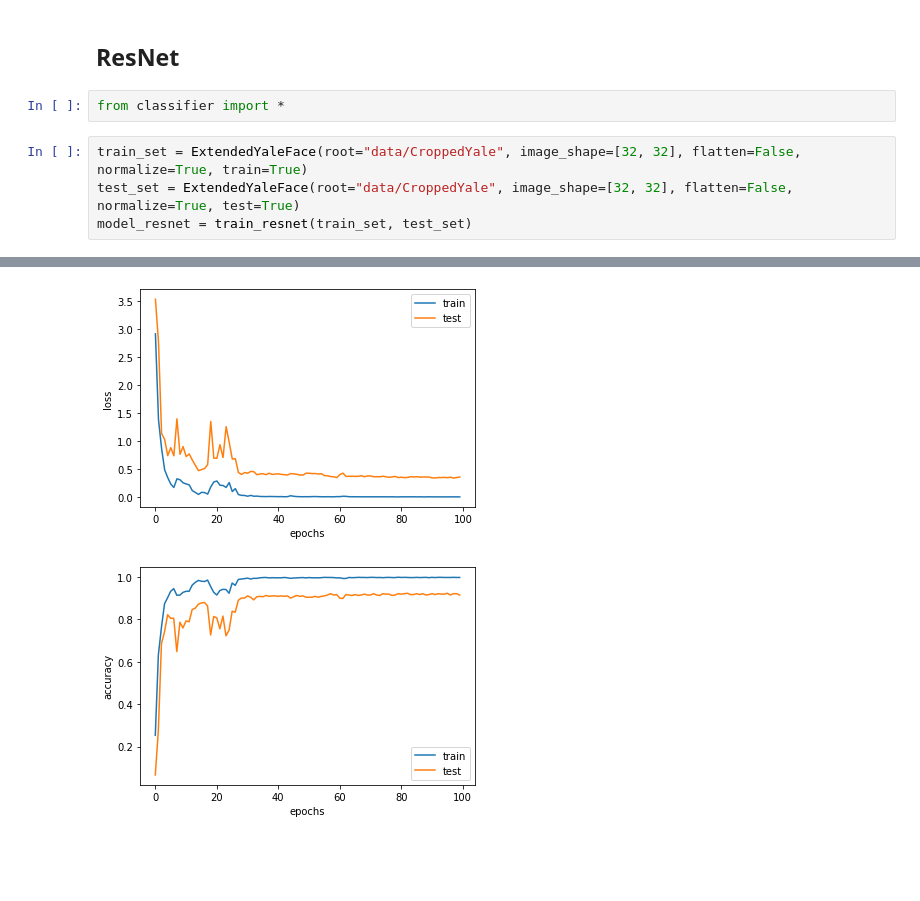
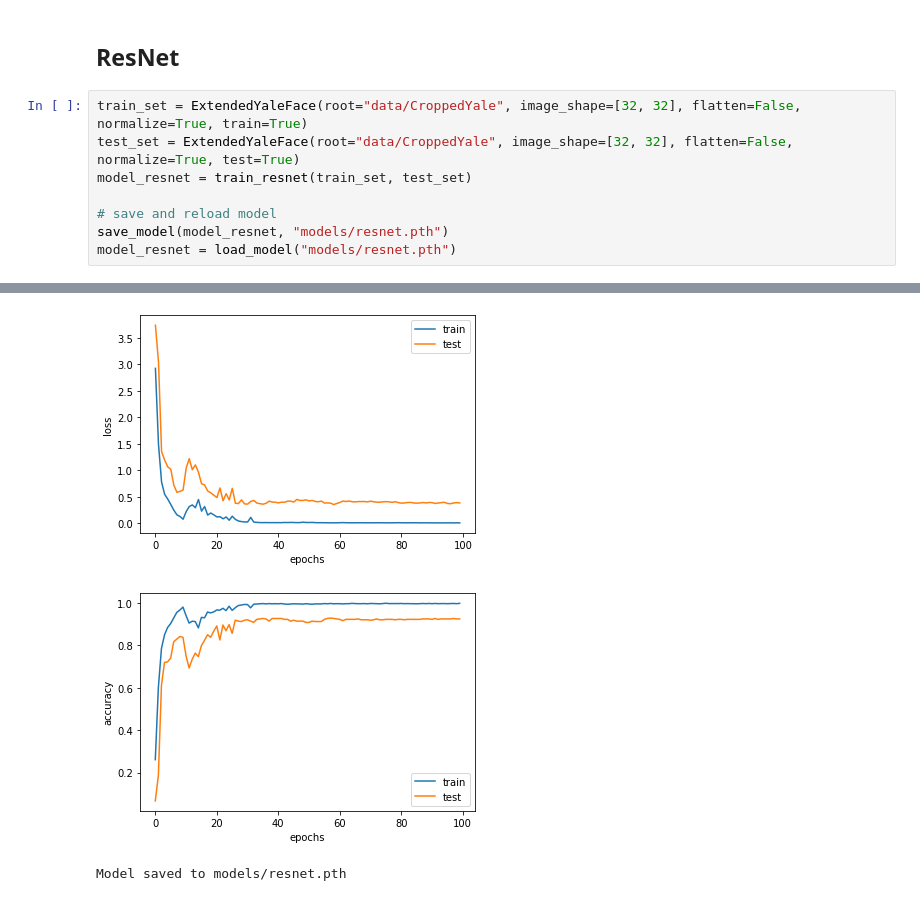
Before and after one commit to RLee-xy/Facial-Recognition-1, a Jupyter notebook: demo.ipynb, the cells around one changed output, grey strips where cells are left out. Drawn from its saved outputs; the diff is of its cells as text; blank space fills up the shorter version.

```diff
--- a/demo.ipynb
+++ b/demo.ipynb
@@ -215,10 +221,12 @@ plt.subplots_adjust(left=0,top=4, bottom=0, hspace=0.1, wspace=0.1)
 # Classifications #
 # %% [markdown]
 ## ResNet ##
-# %%
-from classifier import *
 # %%
 train_set = ExtendedYaleFace(root="data/CroppedYale", image_shape=[32, 32], flatten=False, normalize=True, train=True)
 test_set = ExtendedYaleFace(root="data/CroppedYale", image_shape=[32, 32], flatten=False, normalize=True, test=True)
 model_resnet = train_resnet(train_set, test_set)
+
+# save and reload model
+save_model(model_resnet, "models/resnet.pth")
+model_resnet = load_model("models/resnet.pth")
 # %% [output]
@@ -235,2 +243,3 @@ Epoch: 100 | Train Loss: 0.008 | Train Acc: 99.79% | Test Loss: 0.364 | Test Acc
-[figure, old version]
+[figure, new version]
-[figure, old version]
+[figure, new version]
+Model saved to models/resnet.pth
```
Also changed, not shown: parts of 6 cells of this notebook, 3 other files.
